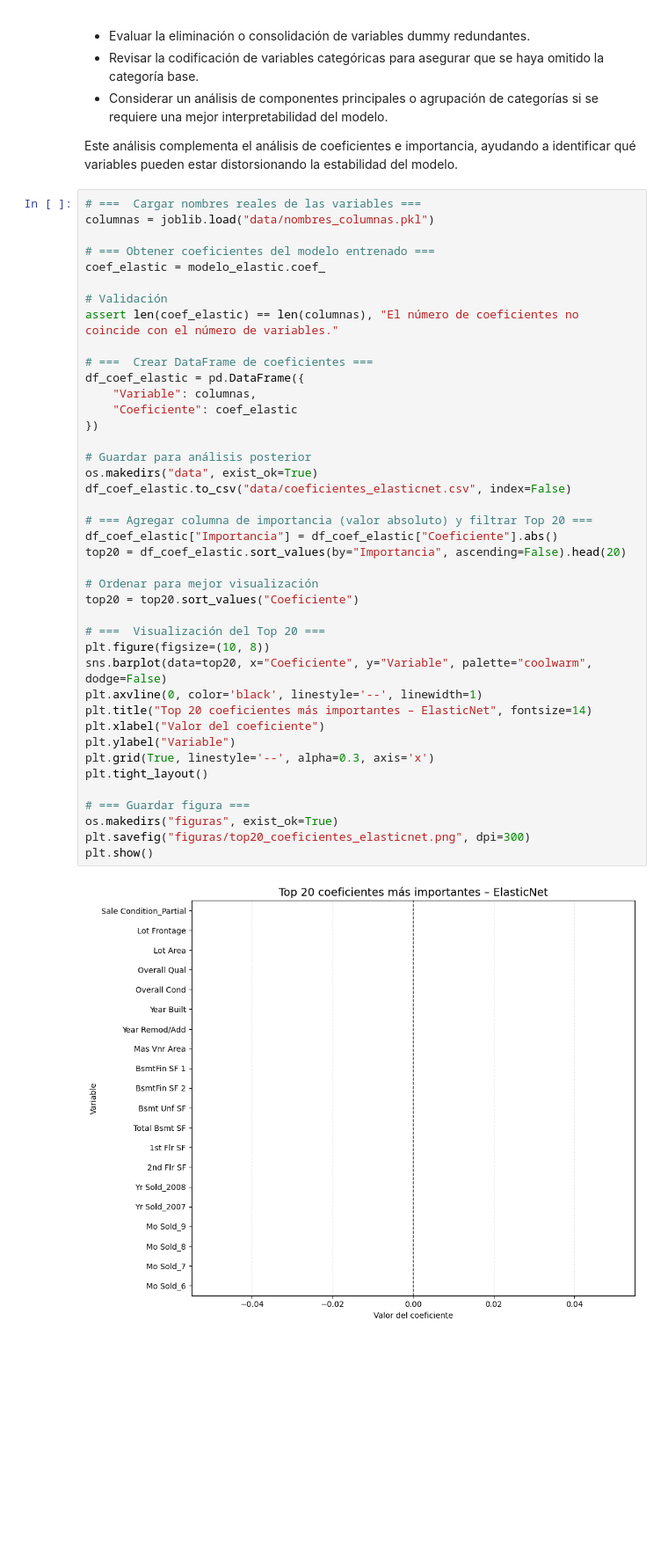
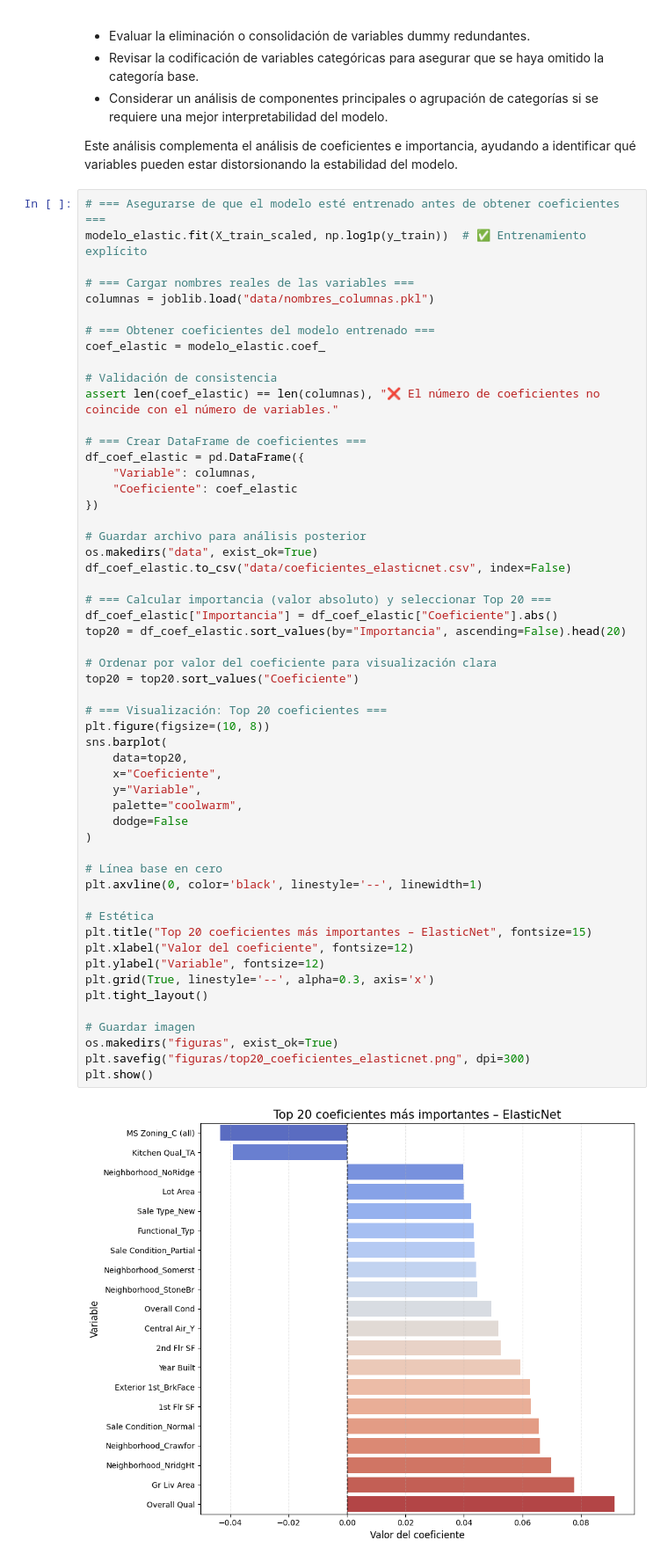
Before and after one commit to johanstevenbejarano/Teoria-de-Aprendizaje-Maquina, a Jupyter notebook: Parcial_1_TAM_2025-1/notebooks/ElasticNet_Model.ipynb, the cells around one changed output. Shown at 88% size. Drawn from its saved outputs; the diff is of its cells as text; blank space fills up the shorter version.

```diff
--- a/Parcial_1_TAM_2025-1/notebooks/ElasticNet_Model.ipynb
+++ b/Parcial_1_TAM_2025-1/notebooks/ElasticNet_Model.ipynb
@@ -1103,48 +1025,61 @@ El gráfico representa las 30 variables con mayor **VIF (Variance Inflation Fact
 
 Este análisis complementa el análisis de coeficientes e importancia, ayudando a identificar qué variables pueden estar distorsionando la estabilidad del modelo.
 # %%
-# ===  Cargar nombres reales de las variables ===
+# === Asegurarse de que el modelo esté entrenado antes de obtener coeficientes ===
+modelo_elastic.fit(X_train_scaled, np.log1p(y_train))  # ✅ Entrenamiento explícito
+
+# === Cargar nombres reales de las variables ===
 columnas = joblib.load("data/nombres_columnas.pkl")
 
 # === Obtener coeficientes del modelo entrenado ===
 coef_elastic = modelo_elastic.coef_
 
-# Validación
-assert len(coef_elastic) == len(columnas), "El número de coeficientes no coincide con el número de variables."
+# Validación de consistencia
+assert len(coef_elastic) == len(columnas), "❌ El número de coeficientes no coincide con el número de variables."
 
-# ===  Crear DataFrame de coeficientes ===
+# === Crear DataFrame de coeficientes ===
 df_coef_elastic = pd.DataFrame({
     "Variable": columnas,
     "Coeficiente": coef_elastic
 })
 
-# Guardar para análisis posterior
+# Guardar archivo para análisis posterior
 os.makedirs("data", exist_ok=True)
 df_coef_elastic.to_csv("data/coeficientes_elasticnet.csv", index=False)
 
-# === Agregar columna de importancia (valor absoluto) y filtrar Top 20 ===
+# === Calcular importancia (valor absoluto) y seleccionar Top 20 ===
 df_coef_elastic["Importancia"] = df_coef_elastic["Coeficiente"].abs()
 top20 = df_coef_elastic.sort_values(by="Importancia", ascending=False).head(20)
 
-# Ordenar para mejor visualización
+# Ordenar por valor del coeficiente para visualización clara
 top20 = top20.sort_values("Coeficiente")
 
-# ===  Visualización del Top 20 ===
+# === Visualización: Top 20 coeficientes ===
 plt.figure(figsize=(10, 8))
-sns.barplot(data=top20, x="Coeficiente", y="Variable", palette="coolwarm", dodge=False)
+sns.barplot(
+    data=top20,
+    x="Coeficiente",
+    y="Variable",
+    palette="coolwarm",
+    dodge=False
+)
+
+# Línea base en cero
 plt.axvline(0, color='black', linestyle='--', linewidth=1)
-plt.title("Top 20 coeficientes más importantes – ElasticNet", fontsize=14)
-plt.xlabel("Valor del coeficiente")
-plt.ylabel("Variable")
+
+# Estética
+plt.title("Top 20 coeficientes más importantes – ElasticNet", fontsize=15)
+plt.xlabel("Valor del coeficiente", fontsize=12)
+plt.ylabel("Variable", fontsize=12)
 plt.grid(True, linestyle='--', alpha=0.3, axis='x')
 plt.tight_layout()
 
-# === Guardar figura ===
+# Guardar imagen
 os.makedirs("figuras", exist_ok=True)
 plt.savefig("figuras/top20_coeficientes_elasticnet.png", dpi=300)
 plt.show()
 # %% [output]
-[figure, old version]
+[figure, new version]
 # %% [markdown]
 ### Top 20 coeficientes más importantes – Modelo ElasticNet
 
```
Also changed, not shown: parts of 15 cells of this notebook.
